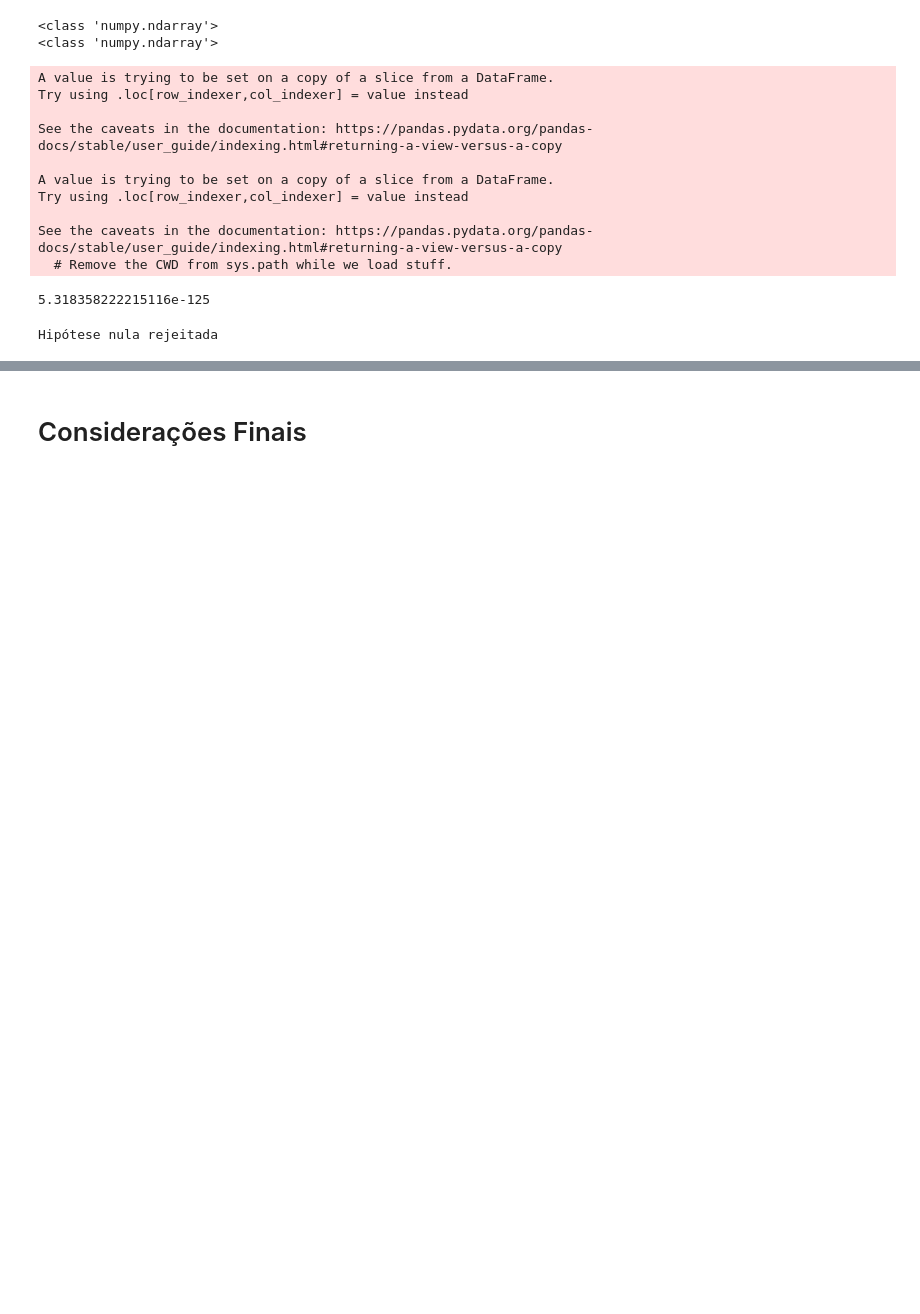
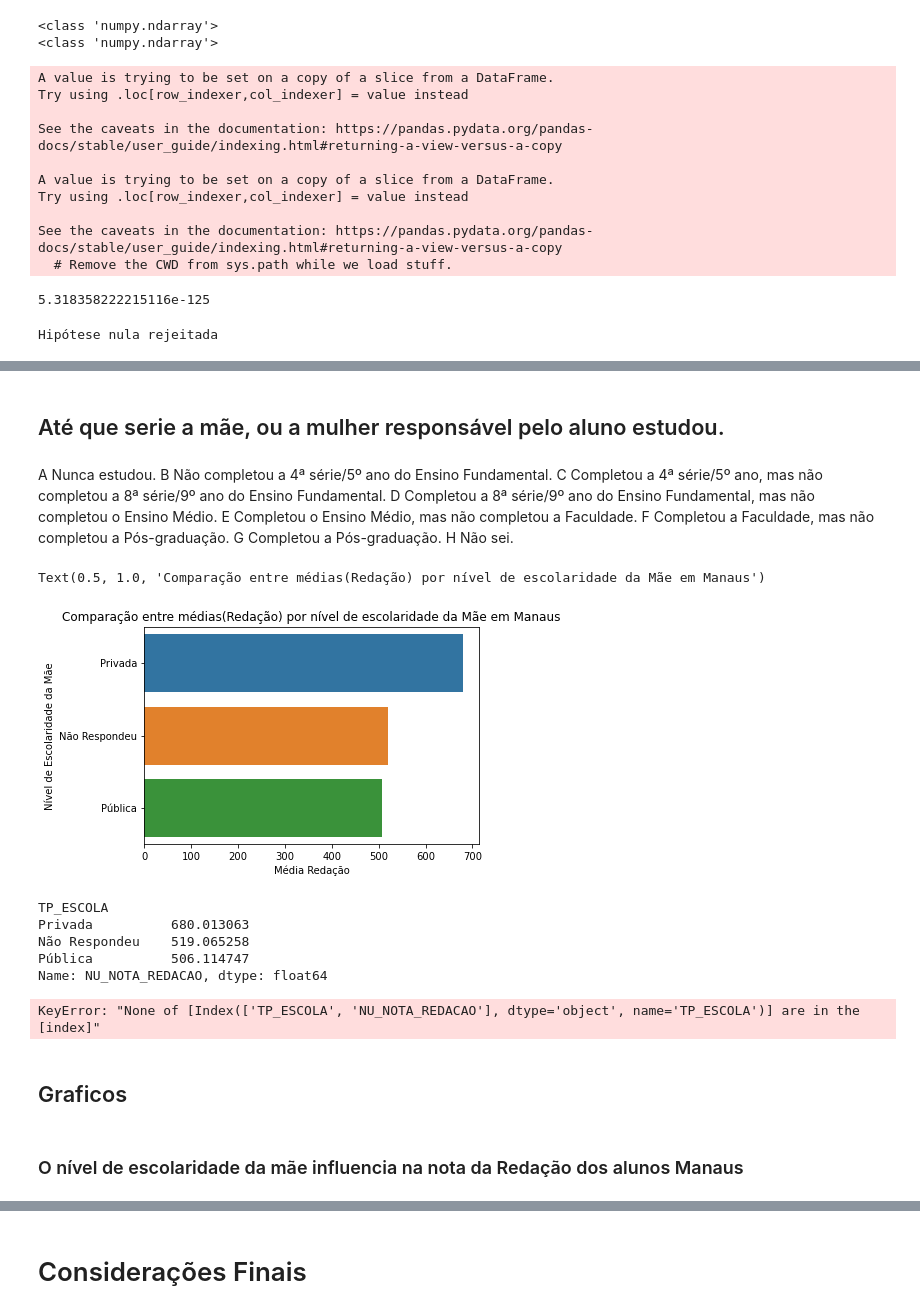
Before and after one commit to paulordie/aquis-preproc-explo-dados, a Jupyter notebook: projeto-final-enem2019.ipynb, the cells around one changed output, grey strips where cells are left out. Saved outputs shown, nothing was run; the diff lists cells and outputs as text; code cells hidden in the pictures; blank space fills up the shorter version.

Commit message:
Update projeto-final-enem2019.ipynb
Added  "O nível de escolaridade da mãe influencia nas notas de Redação dos alunos de Manaus?"

```diff
--- a/projeto-final-enem2019.ipynb
+++ b/projeto-final-enem2019.ipynb
@@ -788,0 +838,3 @@ Hipótese nula rejeitada
+# %%
+#Precisa limpar os NaN
+enem_manaus['TP_SEXO'] = enem_manaus['TP_SEXO'].map({'M':'Masculino','F':'Femenino'})
@@ -788,0 +858,3 @@ Hipótese nula rejeitada
+# %%
+enem_manaus['TP_COR_RACA'] = enem_manaus['TP_COR_RACA'].map({0:'Não Declarado', 1:'Branca', 2:'Preta', 3:'Parda', 4:'Amarela', 5:'Indígena'})
+enem_brasil['TP_COR_RACA'] = enem_brasil['TP_COR_RACA'].map({0:'Não Declarado', 1:'Branca', 2:'Preta', 3:'Parda', 4:'Amarela', 5:'Indígena'})
@@ -788,0 +874,3 @@ Hipótese nula rejeitada
+# %%
+enem_manaus['TP_ESCOLA'] = enem_manaus['TP_ESCOLA'].map({1: 'Não Respondeu', 2: 'Pública', 3: 'Privada', 4: 'Exterior'})
+enem_brasil['TP_ESCOLA'] = enem_brasil['TP_ESCOLA'].map({1: 'Não Respondeu', 2: 'Pública', 3: 'Privada', 4: 'Exterior'})
@@ -788,0 +879,21 @@ Hipótese nula rejeitada
+# %% [markdown]
+## Até que serie a mãe, ou a mulher responsável pelo aluno estudou.
+# %% [markdown]
+A	Nunca estudou.
+B	Não completou a 4ª série/5º ano do Ensino Fundamental.
+C	Completou a 4ª série/5º ano, mas não completou a 8ª série/9º ano do Ensino Fundamental.
+D	Completou a 8ª série/9º ano do Ensino Fundamental, mas não completou o Ensino Médio.
+E	Completou o Ensino Médio, mas não completou a Faculdade.
+F	Completou a Faculdade, mas não completou a Pós-graduação.
+G	Completou a Pós-graduação.
+H	Não sei.
+# %%
+enem_manaus['Q002'] = enem_manaus['Q002'].map({'A': 'Nunca estudou.',
+                        'B':'Não completou a 4ª série/5º ano do Ensino Fundamental.',
+                        'C':'Completou a 4ª série/5º ano, mas não completou a 8ª série/9º ano do Ensino Fundamental.',
+                        'D':'Completou a 8ª série/9º ano do Ensino Fundamental, mas não completou o Ensino Médio.',
+                        'E':'Completou o Ensino Médio, mas não completou a Faculdade.',
+                        'F':'Completou a Faculdade, mas não completou a Pós-graduação.',
+                        'G':'Completou a Pós-graduação.',
+                        'H':'Não sei.'
+                        })
@@ -788,0 +912,27 @@ Hipótese nula rejeitada
+# %%
+quadro_resumo_escolar_manaus = enem_manaus[['TP_ESCOLA', 'NU_NOTA_REDACAO']].groupby(['TP_ESCOLA']).mean().sort_values(by='NU_NOTA_REDACAO', ascending=False).reset_index()
+
+ax = sns.barplot(x="NU_NOTA_REDACAO", y="TP_ESCOLA", data=quadro_resumo_escolar_manaus)
+ax.set_xlabel('Média Redação')
+ax.set_ylabel('Nível de Escolaridade da Mãe')
+ax.set_title('Comparação entre médias(Redação) por nível de escolaridade da Mãe em Manaus')
+# %% [output]
+Text(0.5, 1.0, 'Comparação entre médias(Redação) por nível de escolaridade da Mãe em Manaus')
+[figure, added]
+# %%
+quadro_resumo_tipo_escola_manaus = enem_manaus[['TP_ESCOLA','NU_NOTA_REDACAO']].groupby('TP_ESCOLA')['NU_NOTA_REDACAO'].mean().sort_values(ascending=False)
+quadro_resumo_tipo_escola_manaus
+# %% [output]
+TP_ESCOLA
+Privada          680.013063
+Não Respondeu    519.065258
+Pública          506.114747
+Name: NU_NOTA_REDACAO, dtype: float64
+# %%
+teste = quadro_resumo_tipo_escola_manaus[['TP_ESCOLA', 'NU_NOTA_REDACAO']].groupby(['TP_ESCOLA']).mean().sort_values(by='NU_NOTA_REDACAO', ascending=False).reset_index()
+ax = sns.barplot(x="NU_NOTA_REDACAO", y="TP_ESCOLA", data=teste)
+ax.set_xlabel('Média Redação')
+ax.set_ylabel('Nível de Escolaridade da Mãe')
+ax.set_title('Comparação entre médias(Redação) por nível de escolaridade da Mãe em Manaus')
+# %% [output]
+KeyError: "None of [Index(['TP_ESCOLA', 'NU_NOTA_REDACAO'], dtype='object', name='TP_ESCOLA')] are in the [index]"
@@ -788,0 +945,4 @@ Hipótese nula rejeitada
+# %% [markdown]
+## Graficos
+# %% [markdown]
+### O nível de escolaridade da mãe influencia na nota da Redação dos alunos Manaus
```
Also changed, not shown: parts of 45 cells of this notebook.
